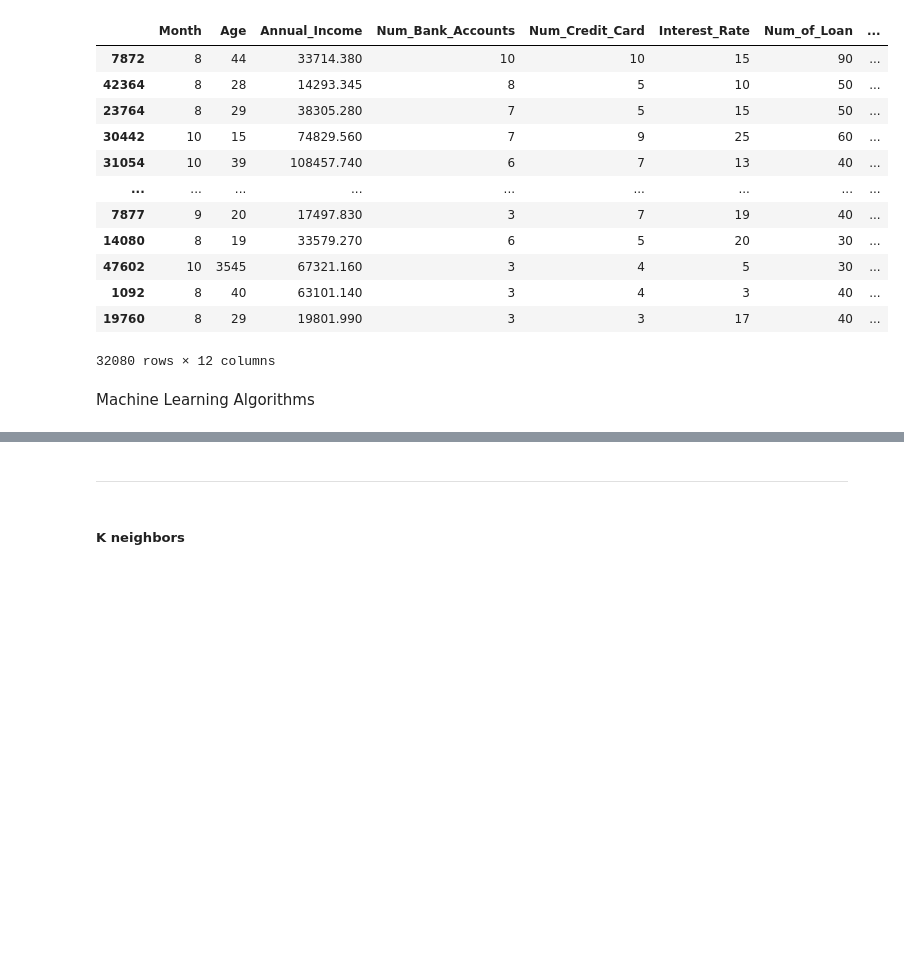
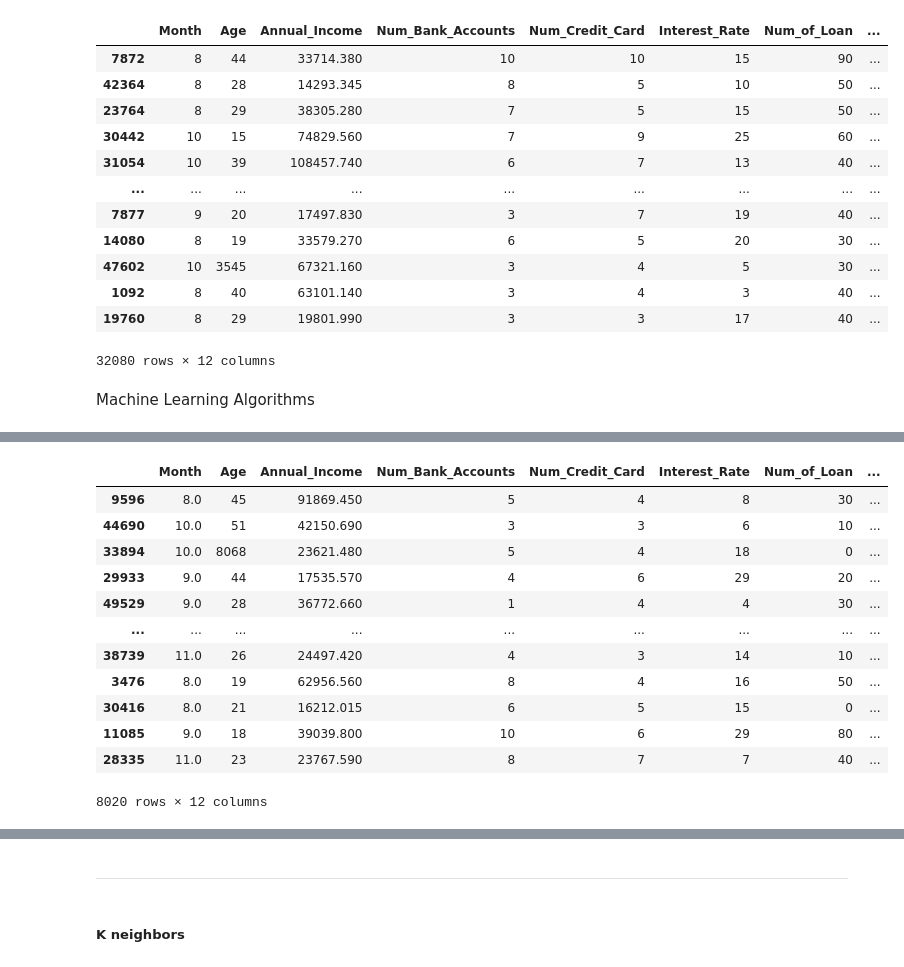
Before and after one commit to mau-JS/OracleML, a Jupyter notebook: CreditML.ipynb, the cells around one changed output, grey strips where cells are left out. Drawn from its saved outputs; the diff is of its cells as text; code cells hidden in the pictures; blank space fills up the shorter version.

```diff
--- a/CreditML.ipynb
+++ b/CreditML.ipynb
@@ -885,3 +916,19 @@ weighted avg       0.98      0.98      0.98      8020
+# %%
+X_val
+# %% [output]
+|  | Month | Age | Annual_Income | Num_Bank_Accounts | Num_Credit_Card | Interest_Rate | Num_of_Loan | ... |
+| 9596 | 8.0 | 45 | 91869.450 | 5 | 4 | 8 | 30 | ... |
+| 44690 | 10.0 | 51 | 42150.690 | 3 | 3 | 6 | 10 | ... |
+| 33894 | 10.0 | 8068 | 23621.480 | 5 | 4 | 18 | 0 | ... |
+| 29933 | 9.0 | 44 | 17535.570 | 4 | 6 | 29 | 20 | ... |
+| 49529 | 9.0 | 28 | 36772.660 | 1 | 4 | 4 | 30 | ... |
+| ... | ... | ... | ... | ... | ... | ... | ... | ... |
+| 38739 | 11.0 | 26 | 24497.420 | 4 | 3 | 14 | 10 | ... |
+| 3476 | 8.0 | 19 | 62956.560 | 8 | 4 | 16 | 50 | ... |
+| 30416 | 8.0 | 21 | 16212.015 | 6 | 5 | 15 | 0 | ... |
+| 11085 | 9.0 | 18 | 39039.800 | 10 | 6 | 29 | 80 | ... |
+| 28335 | 11.0 | 23 | 23767.590 | 8 | 7 | 7 | 40 | ... |
+8020 rows × 12 columns
 # %%
 # Making predictions on your test data
 lr_predictions_test = logistic_regression.predict(X_test_scaled)
```
Also changed, not shown: parts of 27 cells of this notebook, 4 other files.
